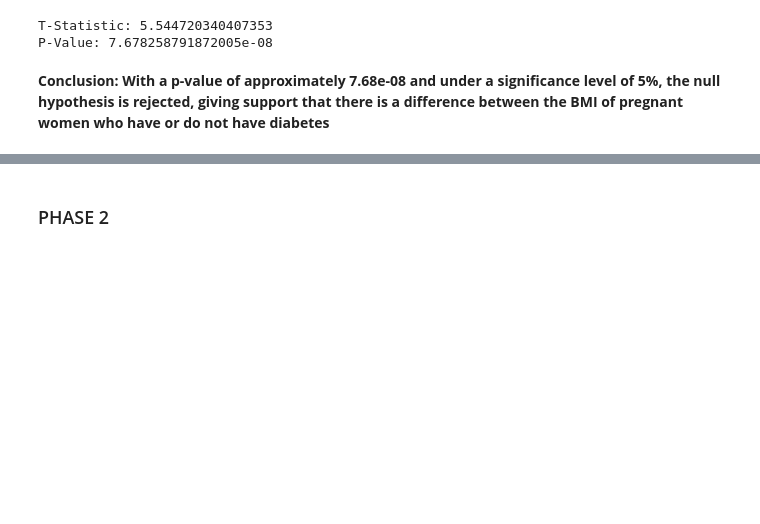
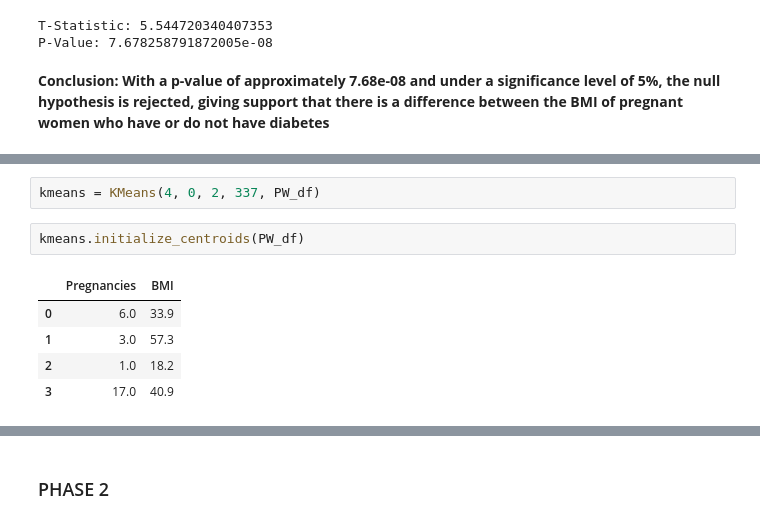
Before and after one commit to houin679/CSMODELPROJECT, a Jupyter notebook: MCO1_CSMODEL.ipynb, the cells around one changed output, grey strips where cells are left out. Drawn from its saved outputs; the diff is of its cells as text; blank space fills up the shorter version.

```diff
--- a/MCO1_CSMODEL.ipynb
+++ b/MCO1_CSMODEL.ipynb
@@ -1140,0 +1165,10 @@ P-Value: 7.678258791872005e-08
+# %%
+kmeans = KMeans(4, 0, 2, 337, PW_df)
+# %%
+kmeans.initialize_centroids(PW_df)
+# %% [output]
+|  | Pregnancies | BMI |
+| 0 | 6.0 | 33.9 |
+| 1 | 3.0 | 57.3 |
+| 2 | 1.0 | 18.2 |
+| 3 | 17.0 | 40.9 |
```
Also changed, not shown: parts of 12 cells of this notebook, 1 other file.
